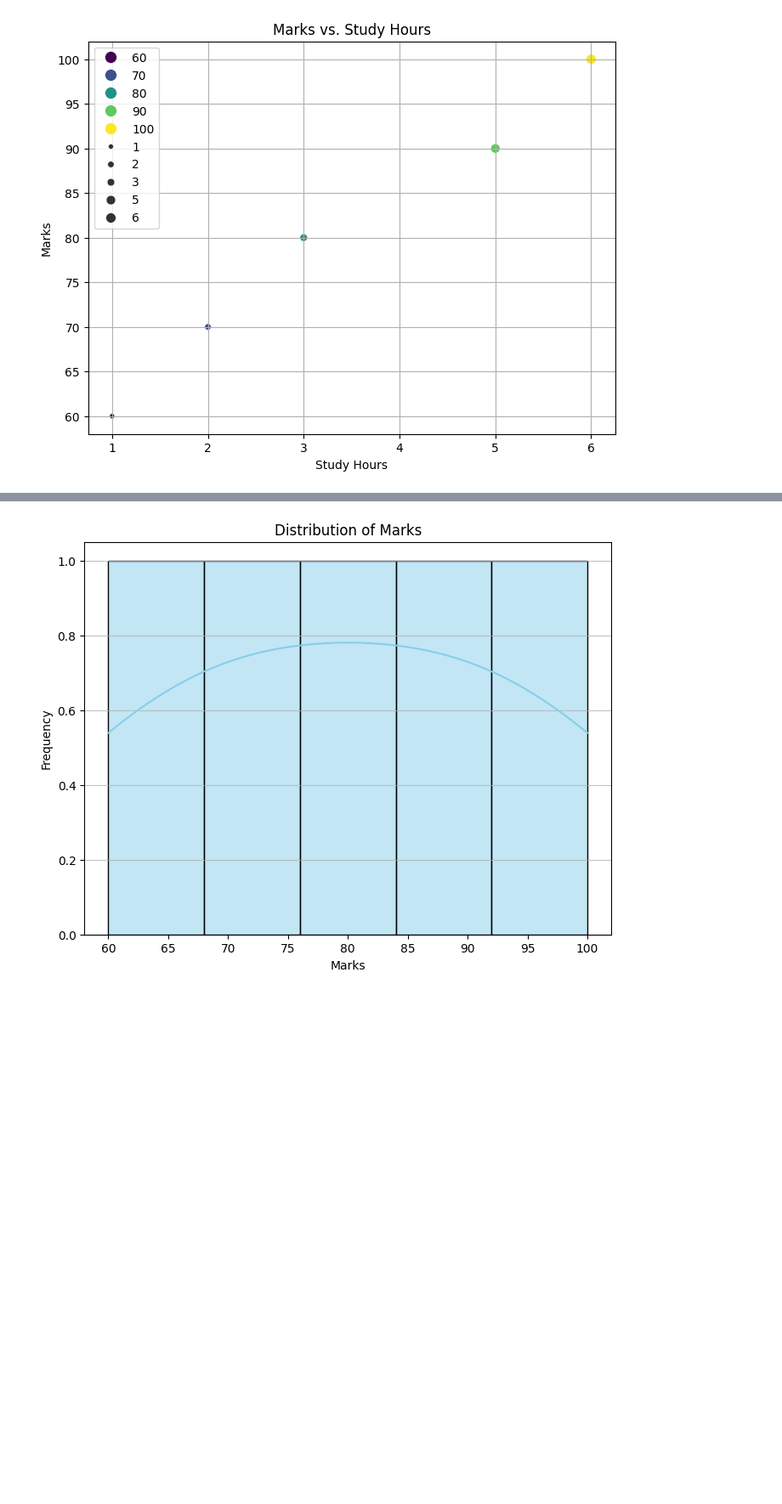
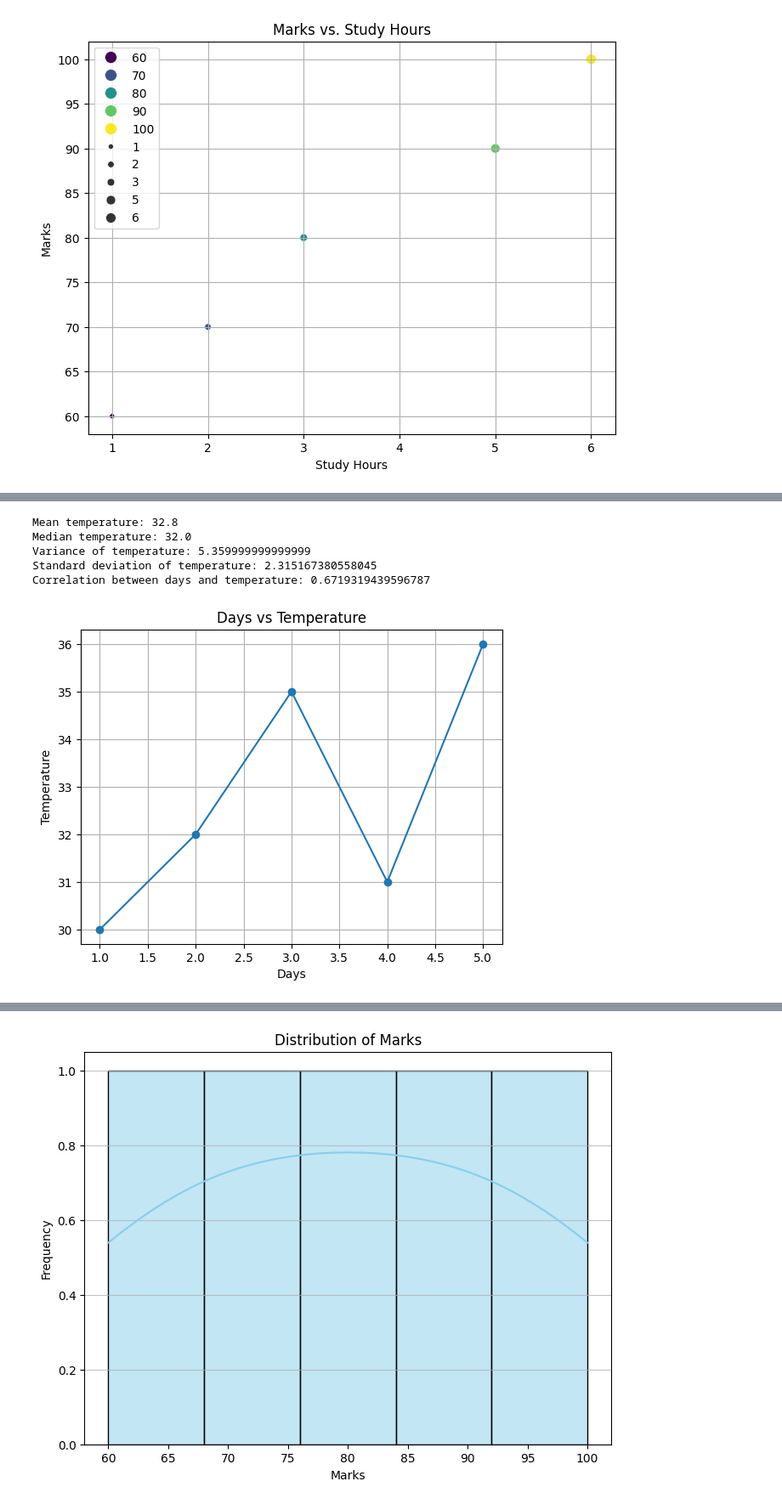
Before and after one commit to AmruthaBS282004/DATA-ANALYTICS, a Jupyter notebook: Python.ipynb, the cells around one changed output, grey strips where cells are left out. Shown at 85% size. Drawn from its saved outputs; the diff is of its cells as text; code cells hidden in the pictures; blank space fills up the shorter version.

```diff
--- a/Python.ipynb
+++ b/Python.ipynb
@@ -30,0 +111,27 @@ plt.show()
+# %%
+import pandas as pd
+import numpy as np
+import matplotlib.pyplot as plt
+
+days = [1, 2, 3, 4, 5]
+temperature = [30, 32, 35, 31, 36]
+
+print("Mean temperature:", np.mean(temperature))
+print("Median temperature:", np.median(temperature))
+print("Variance of temperature:", np.var(temperature))
+print("Standard deviation of temperature:", np.std(temperature))
+print("Correlation between days and temperature:", np.corrcoef(days, temperature)[0,1])
+
+plt.plot(days, temperature, marker='o')
+plt.title("Days vs Temperature")
+plt.xlabel("Days")
+plt.ylabel("Temperature")
+plt.grid(True)
+plt.show()
+# %% [output]
+Mean temperature: 32.8
+Median temperature: 32.0
+Variance of temperature: 5.359999999999999
+Standard deviation of temperature: 2.315167380558045
+Correlation between days and temperature: 0.6719319439596787
+[figure, added]
```
Also changed, not shown: parts of 4 cells of this notebook.
